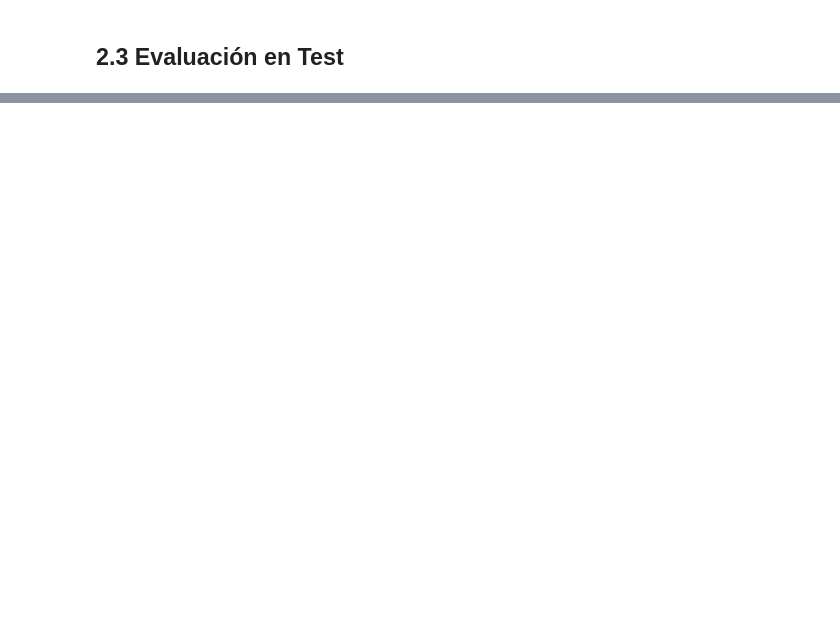
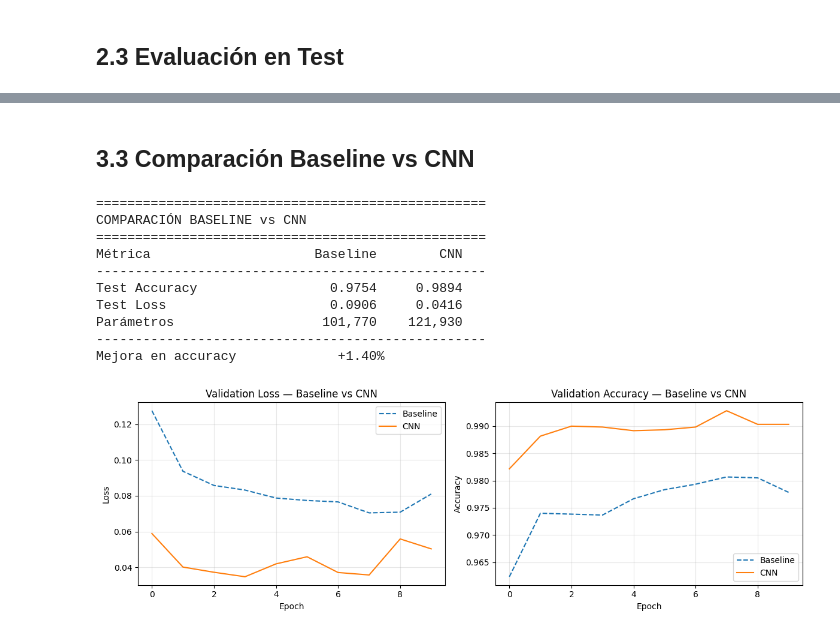
Before and after one commit to saleo5/AREP3, a Jupyter notebook: CNN_MNIST_Assignment.ipynb, the cells around one changed output, grey strips where cells are left out. Saved outputs shown, nothing was run; the diff lists cells and outputs as text; code cells hidden in the pictures; blank space fills up the shorter version.

```diff
--- a/CNN_MNIST_Assignment.ipynb
+++ b/CNN_MNIST_Assignment.ipynb
@@ -242,0 +403,14 @@ weight sharing y receptive fields locales.
+# %%
+cnn_model.compile(
+    optimizer='adam',
+    loss='categorical_crossentropy',
+    metrics=['accuracy']
+)
+
+cnn_history = cnn_model.fit(
+    x_train_cnn, y_train_oh,
+    epochs=10,
+    batch_size=32,
+    validation_split=0.1,
+    verbose=1
+)
@@ -242,0 +438,50 @@ weight sharing y receptive fields locales.
+# %% [markdown]
+## 3.3 Comparación Baseline vs CNN
+# %%
+# Evaluación en test
+cnn_loss, cnn_acc = cnn_model.evaluate(x_test_cnn, y_test_oh, verbose=0)
+
+print("=" * 50)
+print("COMPARACIÓN BASELINE vs CNN")
+print("=" * 50)
+print(f"{'Métrica':<25} {'Baseline':>10} {'CNN':>10}")
+print("-" * 50)
+print(f"{'Test Accuracy':<25} {baseline_acc:>10.4f} {cnn_acc:>10.4f}")
+print(f"{'Test Loss':<25} {baseline_loss:>10.4f} {cnn_loss:>10.4f}")
+print(f"{'Parámetros':<25} {baseline_model.count_params():>10,} {cnn_model.count_params():>10,}")
+print("-" * 50)
+print(f"{'Mejora en accuracy':<25} {(cnn_acc - baseline_acc)*100:>+10.2f}%")
+
+# Gráfica comparativa
+fig, (ax1, ax2) = plt.subplots(1, 2, figsize=(12, 4))
+
+ax1.plot(baseline_history.history['val_loss'], label='Baseline', linestyle='--')
+ax1.plot(cnn_history.history['val_loss'], label='CNN')
+ax1.set_title('Validation Loss — Baseline vs CNN')
+ax1.set_xlabel('Epoch')
+ax1.set_ylabel('Loss')
+ax1.legend()
+ax1.grid(alpha=0.3)
+
+ax2.plot(baseline_history.history['val_accuracy'], label='Baseline', linestyle='--')
+ax2.plot(cnn_history.history['val_accuracy'], label='CNN')
+ax2.set_title('Validation Accuracy — Baseline vs CNN')
+ax2.set_xlabel('Epoch')
+ax2.set_ylabel('Accuracy')
+ax2.legend()
+ax2.grid(alpha=0.3)
+
+plt.tight_layout()
+plt.show()
+# %% [output]
+==================================================
+COMPARACIÓN BASELINE vs CNN
+==================================================
+Métrica                     Baseline        CNN
+--------------------------------------------------
+Test Accuracy                 0.9754     0.9894
+Test Loss                     0.0906     0.0416
+Parámetros                   101,770    121,930
+--------------------------------------------------
+Mejora en accuracy             +1.40%
+[figure, added]
```
Also changed, not shown: parts of 37 cells of this notebook, 4 other files.
